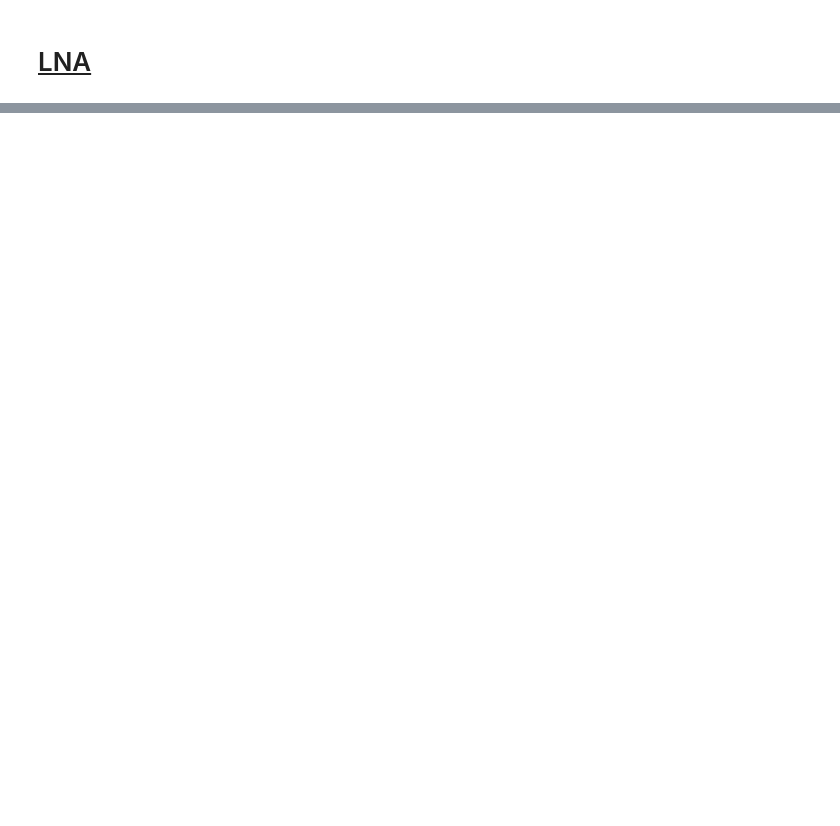
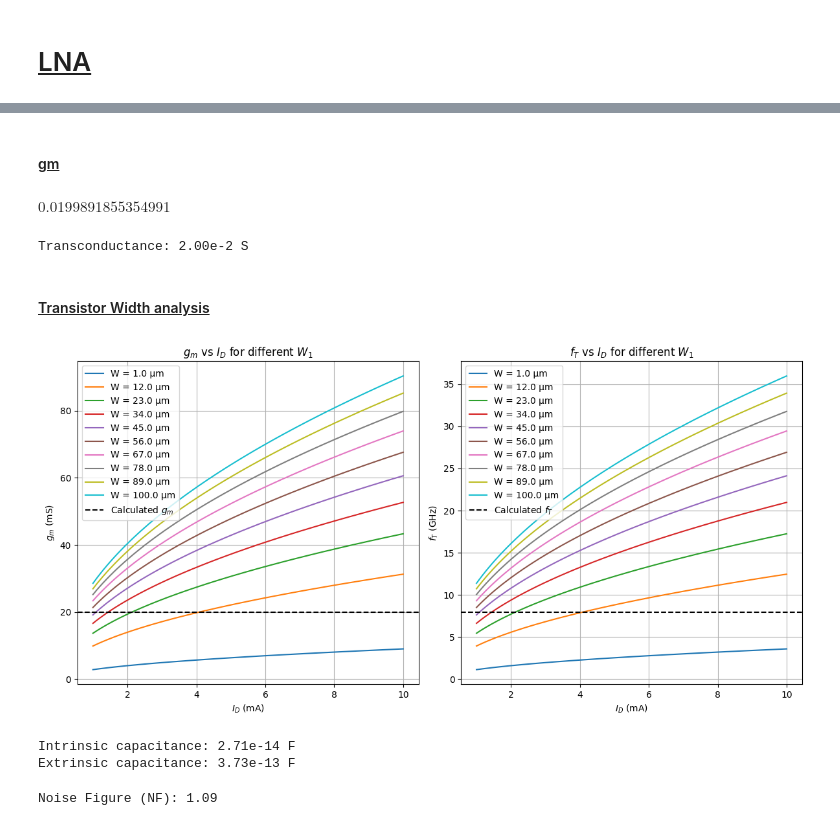
Before and after one commit to t-diogo/csrf, a Jupyter notebook: project/scripts/rffe.ipynb, the cells around one changed output, grey strips where cells are left out. Saved outputs shown, nothing was run; the diff lists cells and outputs as text; code cells hidden in the pictures; blank space fills up the shorter version.

```diff
--- a/project/scripts/rffe.ipynb
+++ b/project/scripts/rffe.ipynb
@@ -93,0 +125,80 @@ LNA_MAX_CURRENT = 10  # Maximum current consumption of the LNA in mA
+# %% [markdown]
+#### <u> gm
+# %%
+gm_value = eq_3.rhs.subs(w_T, w_T_value).subs(C_GS1, C_GS1_value)
+display(gm_value)
+print(f"Transconductance: {gm_value:.2e} S")
+# %% [output]
+$\displaystyle 0.0199891855354991$
+Transconductance: 2.00e-2 S
+# %% [markdown]
+#### <u> Transistor Width analysis
+# %%
+K_N = 244.961e-06
+L_min = 60 * 10**-9
+
+L_1 = L_min
+W_1 = np.linspace(1e-6, 100e-6, 10)
+I_D = np.linspace(1e-3, 10e-3, 100)
+# %%
+# Initialize arrays for gm and fT
+g_m_values = np.zeros((len(W_1), len(I_D)))
+f_T_values = np.zeros((len(W_1), len(I_D)))
+
+# Calculate gm and fT for each combination of W_1 and I_D
+for i, W in enumerate(W_1):
+    g_m_values[i, :] = np.sqrt(2 * K_N * (W / L_1) * I_D)
+    f_T_values[i, :] = g_m_values[i, :] / (2 * np.pi * C_GS1_value)
+# %%
+calculated_gm = gm_value
+calculated_fT = w_T_value / (2 * np.pi)
+
+# Plot gm and fT as functions of ID for different W_1
+plt.figure(figsize=(12, 6))
+
+# gm plot
+plt.subplot(1, 2, 1)
+for i, W in enumerate(W_1):
+    plt.plot(I_D * 1e3, g_m_values[i, :] * 1e3, label=f'W = {W * 1e6:.1f} µm')
+plt.axhline(y=calculated_gm * 1e3, color='black', linestyle='--', label=r'Calculated $g_m$')
+plt.xlabel(r'$I_D$ (mA)')
+plt.ylabel(r'$g_m$ (mS)')
+plt.title(r'$g_m$ vs $I_D$ for different $W_1$')
+plt.legend()
+plt.grid()
+
+# fT plot
+plt.subplot(1, 2, 2)
+for i, W in enumerate(W_1):
+    plt.plot(I_D * 1e3, f_T_values[i, :] * 1e-9, label=f'W = {W * 1e6:.1f} µm')
+plt.axhline(y=calculated_fT * 1e-9, color='black', linestyle='--', label=r'Calculated $f_T$')
+plt.xlabel(r'$I_D$ (mA)')
+plt.ylabel(r'$f_T$ (GHz)')
+plt.title(r'$f_T$ vs $I_D$ for different $W_1$')
+plt.legend()
+plt.grid()
+
+plt.tight_layout()
+plt.show()
+# %% [output]
+[figure, added]
+# %%
+W_value = 34e-6
+Id_value = 2.5e-3
+
+C_GS1_intrinsic = 1 * W_value * L_min * COX_N
+print(f"Intrinsic capacitance: {C_GS1_intrinsic:.2e} F")
+
+C_GS_extrinsic = C_GS1_value - C_GS1_intrinsic
+print(f"Extrinsic capacitance: {C_GS_extrinsic:.2e} F")
+# %% [output]
+Intrinsic capacitance: 2.71e-14 F
+Extrinsic capacitance: 3.73e-13 F
+# %%
+# Calculate NF
+NF = 1 + calculated_gm * 50 * 1 * (w_0_value / w_T_value)**2
+
+# Display the result
+print(f"Noise Figure (NF): {NF:.2f}")
+# %% [output]
+Noise Figure (NF): 1.09
```
Also changed, not shown: parts of 20 cells of this notebook.
